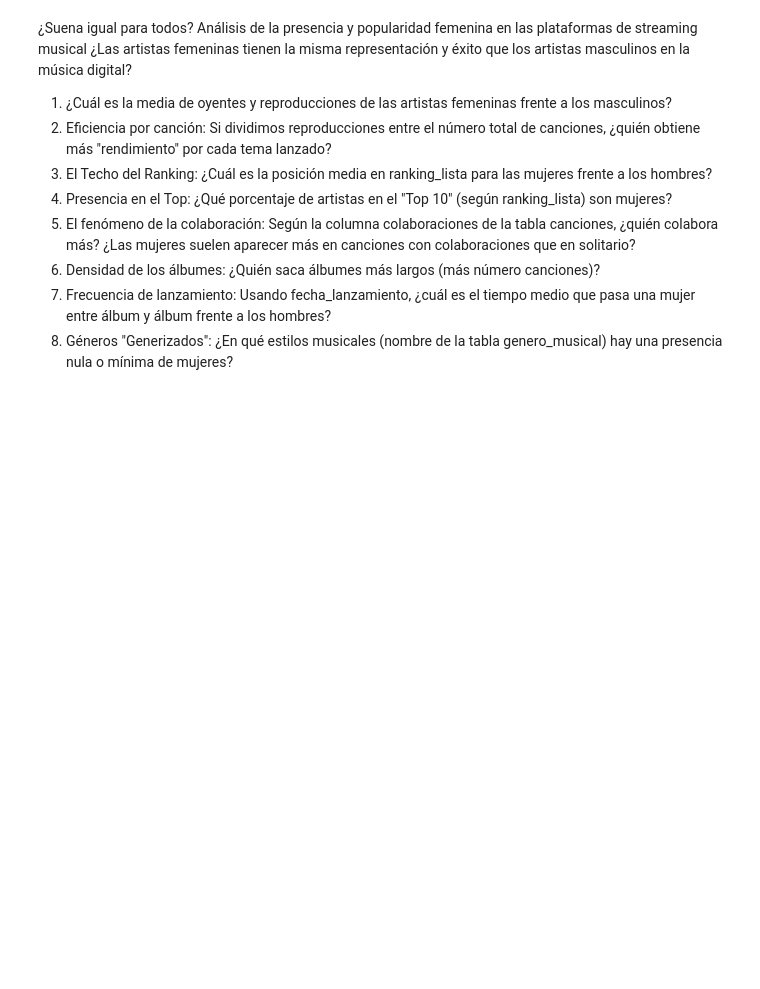
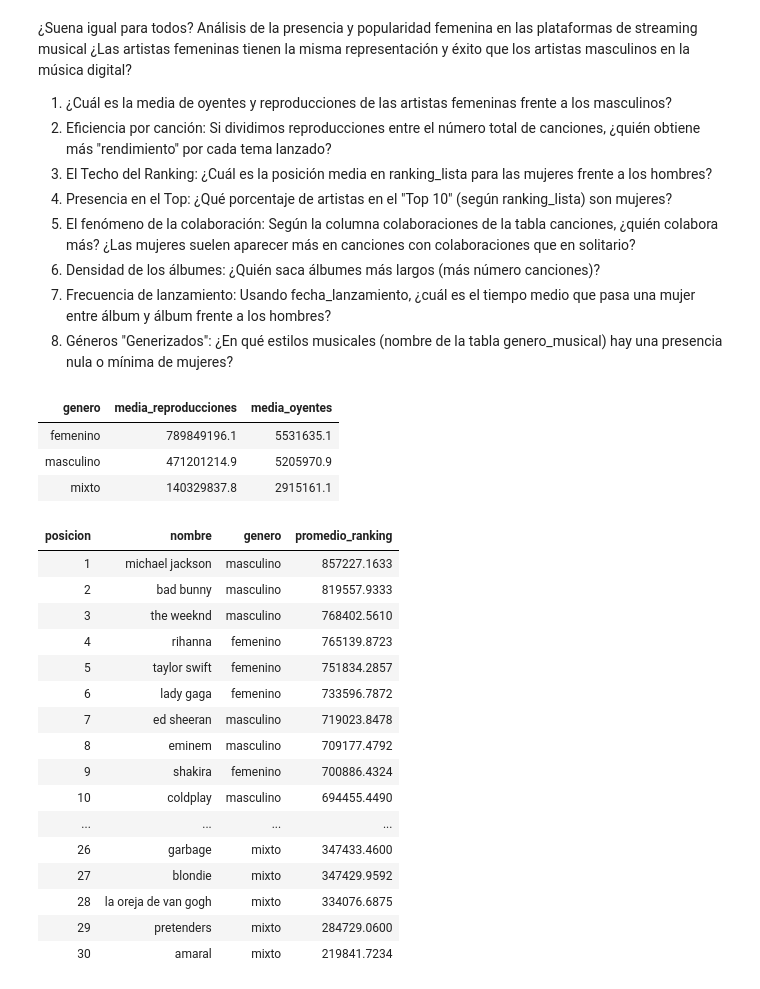
Before and after one commit to Adalab/proyecto-da-promo-67-modulo2-team-1, a Jupyter notebook: Extraccion_datos_apis.ipynb, the cells around one changed output. Saved outputs shown, nothing was run; the diff lists cells and outputs as text; code cells hidden in the pictures; blank space fills up the shorter version.

Commit message:
creacion querys

```diff
--- a/Extraccion_datos_apis.ipynb
+++ b/Extraccion_datos_apis.ipynb
@@ -682,5 +684,69 @@ conexion.commit()
 6. Densidad de los álbumes: ¿Quién saca álbumes más largos (más número canciones)?
 7. Frecuencia de lanzamiento: Usando fecha_lanzamiento, ¿cuál es el tiempo medio que pasa una mujer entre álbum y álbum frente a los hombres?
 8. Géneros "Generizados": ¿En qué estilos musicales (nombre de la tabla genero_musical) hay una presencia nula o mínima de mujeres?
+# %%
+def consultas_generales(nombre_bd, query_sql):
+
+    try:
+        # Abre el cursor para realizar las con sultas
+        with conexion.cursor() as cursor:
+            # Selecciona la base de datos
+            cursor.execute(f"USE {nombre_bd};")
+            # Ejecuta la query y devuelve la consulta
+            df_query = pd.read_sql(query_sql, conexion)
+            return df_query
+
+    # Captura errores en MySQL
+    except Error as e:
+        print (f"Error en la consulta: {e}")
 # %%
 # 1. ¿Cuál es la media de oyentes y reproducciones de las artistas femeninas frente a los masculinos?
+query_1 = '''SELECT genero,
+ROUND(AVG(reproducciones), 2) AS media_reproducciones,
+ROUND(AVG(oyentes), 2) AS media_oyentes
+FROM artista
+WHERE artista_principal = TRUE
+GROUP BY genero
+ORDER BY media_reproducciones DESC;'''
+
+df_query = consultas_generales(nombre_bd, query_1)
+HTML(df_query.to_html(index=False))
+# %% [output]
+| genero | media_reproducciones | media_oyentes |
+| femenino | 789849196.1 | 5531635.1 |
+| masculino | 471201214.9 | 5205970.9 |
+| mixto | 140329837.8 | 2915161.1 |
+# %%
+# 1. ¿Quién obtiene más "rendimiento" por cada tema lanzado?
+query_1_1 = '''SELECT ROW_NUMBER() OVER (ORDER BY AVG(c.ranking_lista) DESC) AS posicion,
+    a.nombre,
+    a.genero,
+    AVG(c.ranking_lista) AS promedio_ranking
+FROM canciones c
+JOIN artista a ON c.id_artista = a.id_artista
+WHERE a.artista_principal = TRUE
+GROUP BY a.nombre, a.genero
+ORDER BY promedio_ranking DESC
+LIMIT 30;'''
+df_query = consultas_generales(nombre_bd, query_1_1)
+HTML(df_query.to_html(index=False))
+
+# Hemos seleccionado el promedio de ranking donde se ordena los artistas principales con mayor ranking
+# %% [output]
+| posicion | nombre | genero | promedio_ranking |
+| 1 | michael jackson | masculino | 857227.1633 |
+| 2 | bad bunny | masculino | 819557.9333 |
+| 3 | the weeknd | masculino | 768402.5610 |
+| 4 | rihanna | femenino | 765139.8723 |
+| 5 | taylor swift | femenino | 751834.2857 |
+| 6 | lady gaga | femenino | 733596.7872 |
+| 7 | ed sheeran | masculino | 719023.8478 |
+| 8 | eminem | masculino | 709177.4792 |
+| 9 | shakira | femenino | 700886.4324 |
+| 10 | coldplay | masculino | 694455.4490 |
+| ... | ... | ... | ... |
+| 26 | garbage | mixto | 347433.4600 |
+| 27 | blondie | mixto | 347429.9592 |
+| 28 | la oreja de van gogh | mixto | 334076.6875 |
+| 29 | pretenders | mixto | 284729.0600 |
+| 30 | amaral | mixto | 219841.7234 |
```
Also changed, not shown: parts of 15 cells of this notebook, 3 other files.
